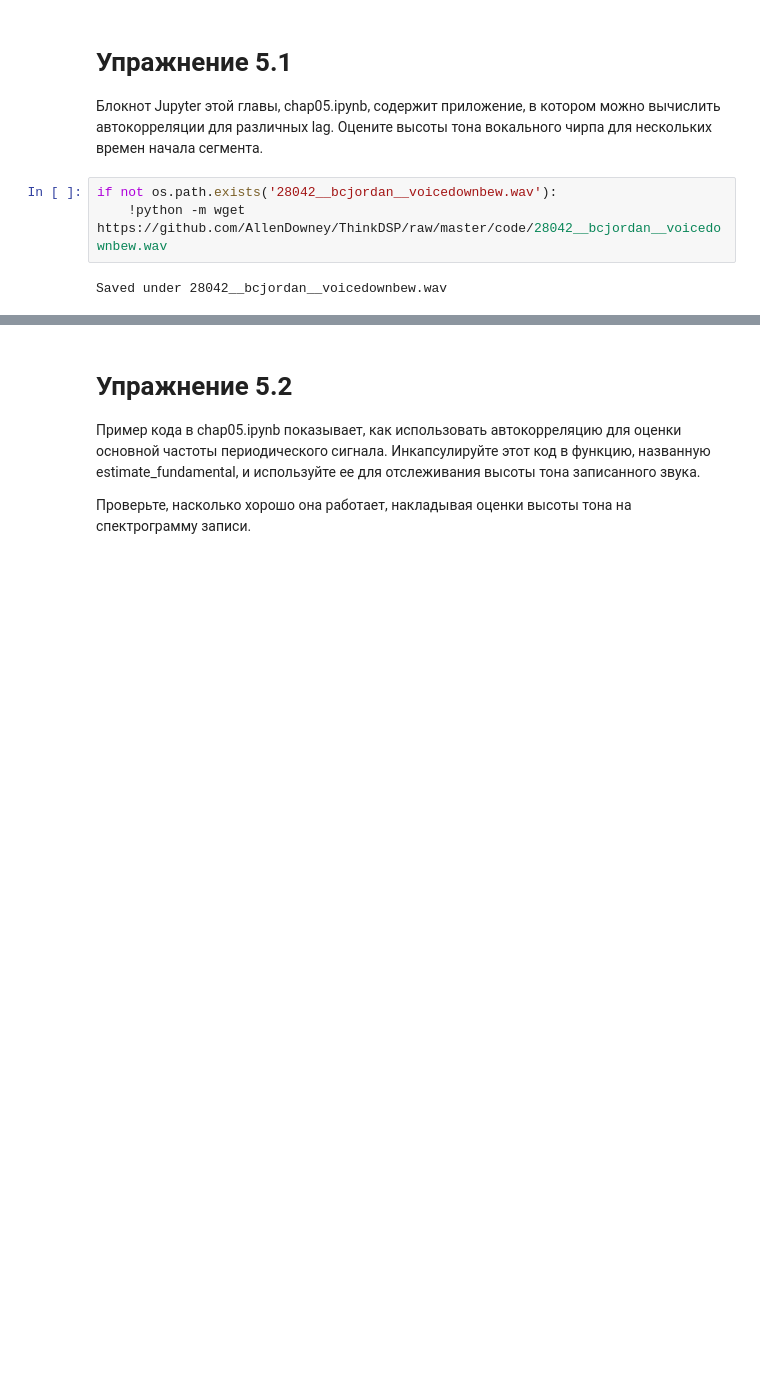
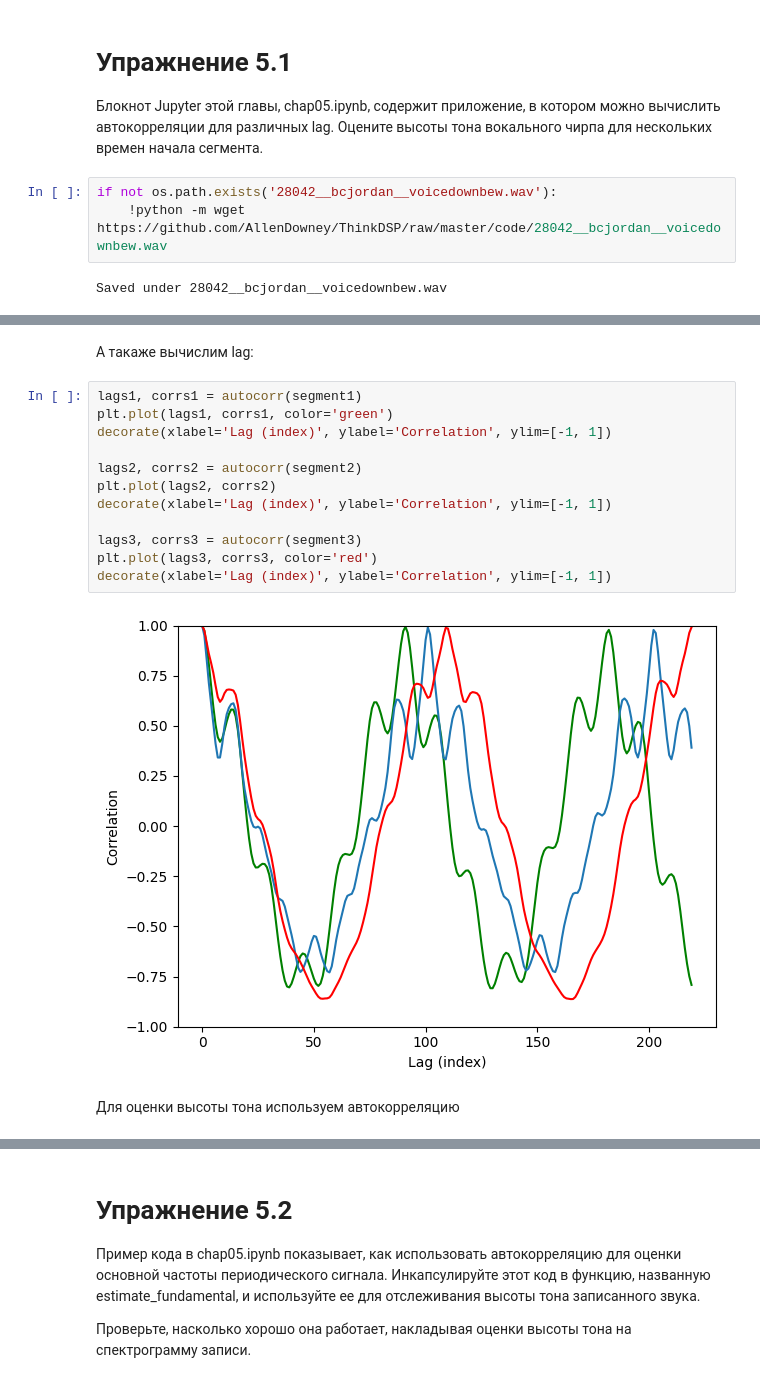
Before and after one commit to DmitReiCat/SPBSTU-Telecom-Labs, a Jupyter notebook: chap05/chap05.ipynb, the cells around one changed output, grey strips where cells are left out. Drawn from its saved outputs; the diff is of its cells as text; blank space fills up the shorter version.

```diff
--- a/chap05/chap05.ipynb
+++ b/chap05/chap05.ipynb
@@ -116,0 +67,18 @@ spectrum = segment.make_spectrum().plot(high = 1000)
+# %% [markdown]
+А такаже вычислим lag:
+# %%
+lags1, corrs1 = autocorr(segment1)
+plt.plot(lags1, corrs1, color='green')
+decorate(xlabel='Lag (index)', ylabel='Correlation', ylim=[-1, 1])
+
+lags2, corrs2 = autocorr(segment2)
+plt.plot(lags2, corrs2)
+decorate(xlabel='Lag (index)', ylabel='Correlation', ylim=[-1, 1])
+
+lags3, corrs3 = autocorr(segment3)
+plt.plot(lags3, corrs3, color='red')
+decorate(xlabel='Lag (index)', ylabel='Correlation', ylim=[-1, 1])
+# %% [output]
+[figure, added]
+# %% [markdown]
+Для оценки высоты тона используем автокорреляцию
```
Also changed, not shown: parts of 34 cells of this notebook, 1 other file.
